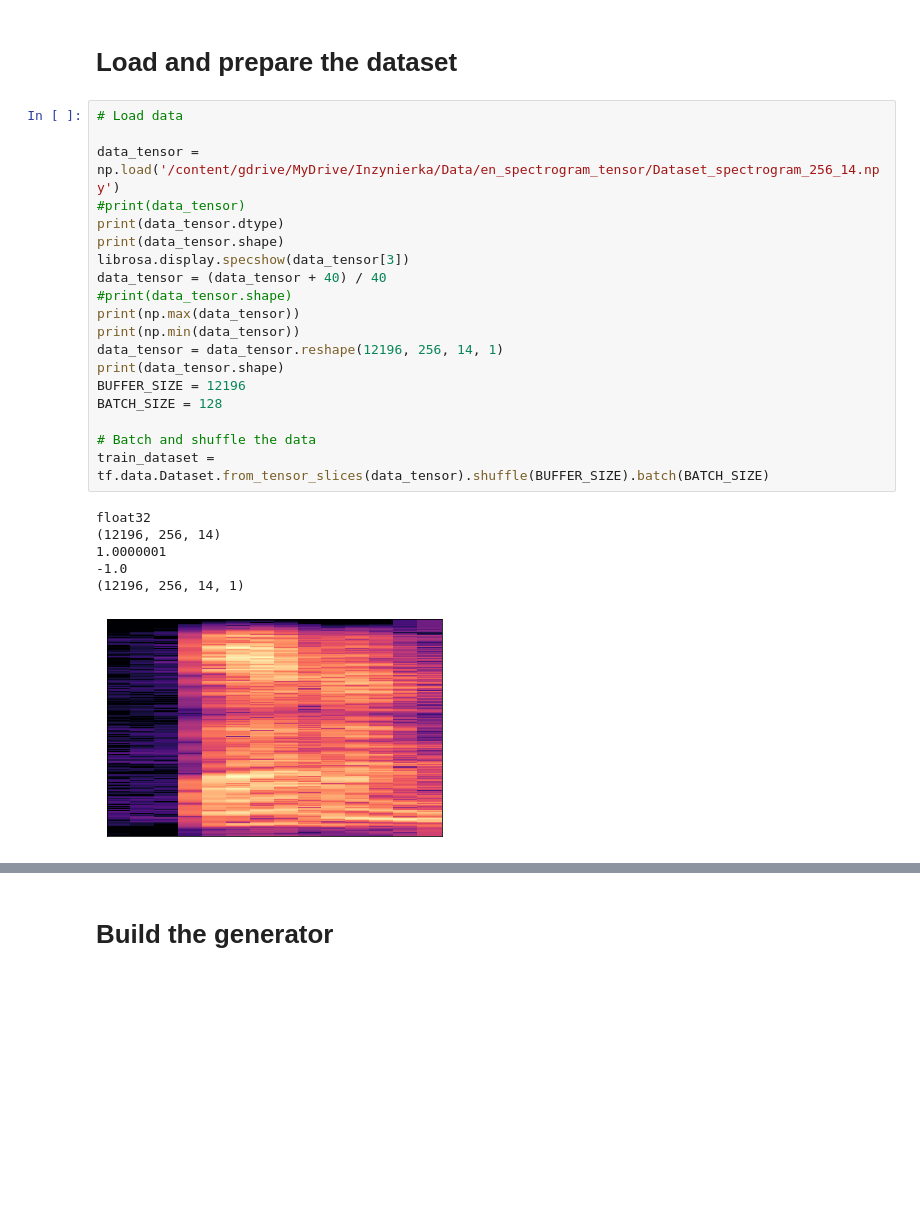
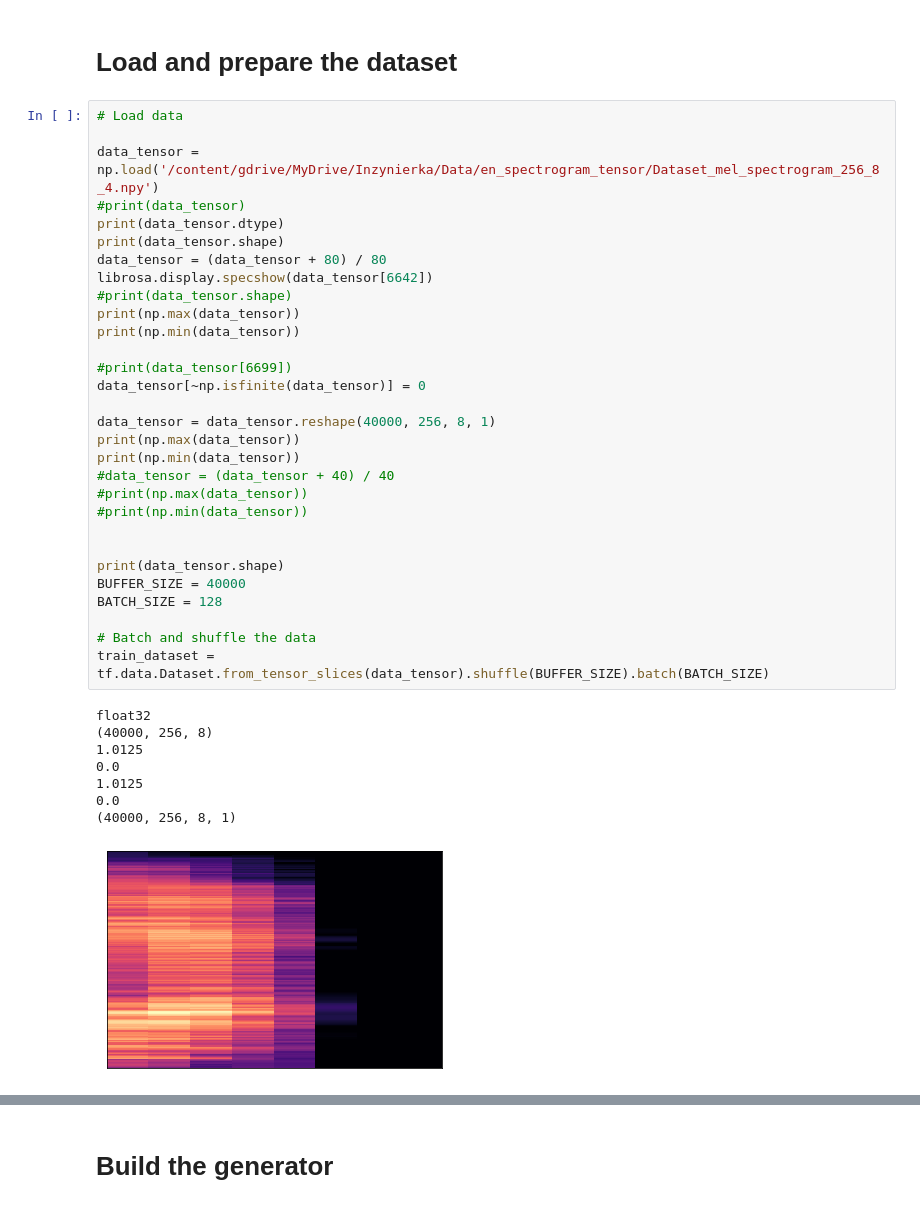
Before and after one commit to MrCogito/Spectrogram-Generator, a Jupyter notebook: Model.ipynb, the cells around one changed output, grey strips where cells are left out. Cells and saved outputs as stored; diff of their text form; blank space fills up the shorter version.

```diff
--- a/Model.ipynb
+++ b/Model.ipynb
@@ -36,26 +38,39 @@ Found GPU at: /device:GPU:0
 # %%
 # Load data
 
-data_tensor = np.load('/content/gdrive/MyDrive/Inzynierka/Data/en_spectrogram_tensor/Dataset_spectrogram_256_14.npy')
+data_tensor = np.load('/content/gdrive/MyDrive/Inzynierka/Data/en_spectrogram_tensor/Dataset_mel_spectrogram_256_8_4.npy')
 #print(data_tensor)
 print(data_tensor.dtype)
 print(data_tensor.shape)
-librosa.display.specshow(data_tensor[3])
-data_tensor = (data_tensor + 40) / 40
+data_tensor = (data_tensor + 80) / 80
+librosa.display.specshow(data_tensor[6642])
 #print(data_tensor.shape)
 print(np.max(data_tensor))
 print(np.min(data_tensor))
-data_tensor = data_tensor.reshape(12196, 256, 14, 1)
+
+#print(data_tensor[6699])
+data_tensor[~np.isfinite(data_tensor)] = 0
+
+data_tensor = data_tensor.reshape(40000, 256, 8, 1)
+print(np.max(data_tensor))
+print(np.min(data_tensor))
+#data_tensor = (data_tensor + 40) / 40
+#print(np.max(data_tensor))
+#print(np.min(data_tensor))
+
+
 print(data_tensor.shape)
-BUFFER_SIZE = 12196
+BUFFER_SIZE = 40000
 BATCH_SIZE = 128
 
 # Batch and shuffle the data
 train_dataset = tf.data.Dataset.from_tensor_slices(data_tensor).shuffle(BUFFER_SIZE).batch(BATCH_SIZE)
 # %% [output]
 float32
-(12196, 256, 14)
-1.0000001
--1.0
-(12196, 256, 14, 1)
+(40000, 256, 8)
+1.0125
+0.0
+1.0125
+0.0
+(40000, 256, 8, 1)
-[figure, old version]
+[figure, new version]
```
Also changed, not shown: parts of 29 cells of this notebook.
